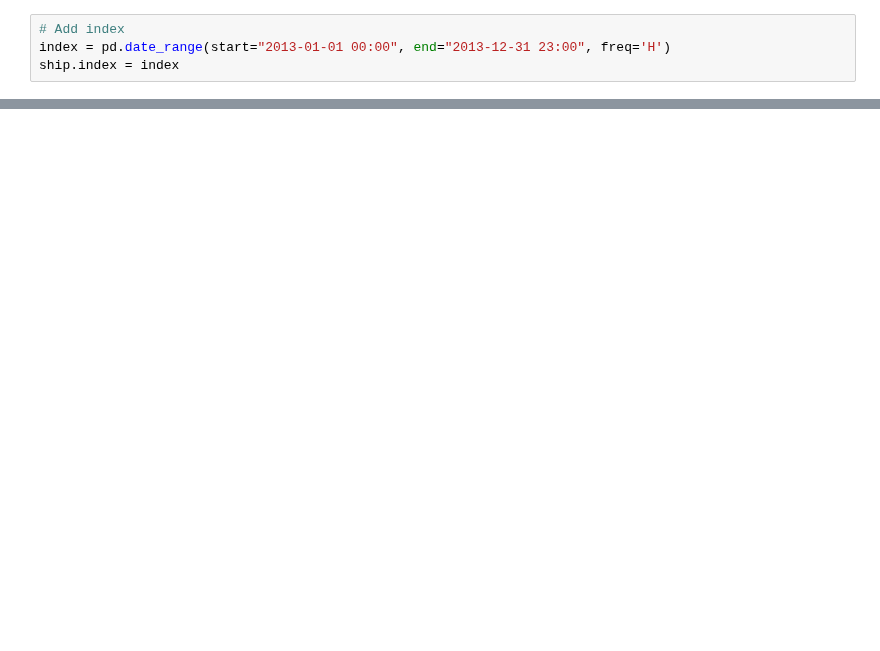
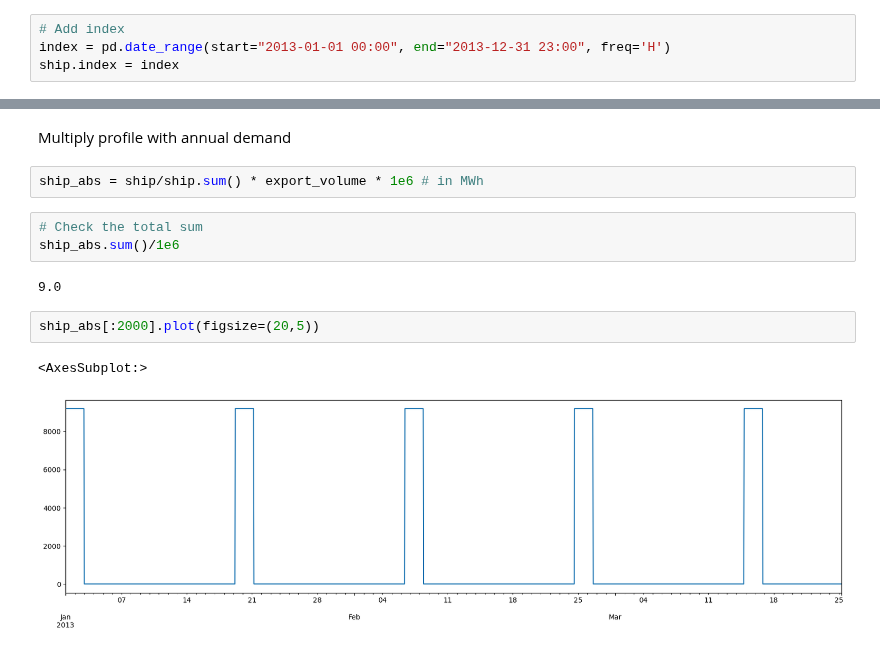
Before and after one commit to energyLS/aldehyde, a Jupyter notebook: workflow/notebooks/create_ship_profile.ipynb, the cells around one changed output, grey strips where cells are left out. Saved outputs shown, nothing was run; the diff lists cells and outputs as text; blank space fills up the shorter version.

```diff
--- a/workflow/notebooks/create_ship_profile.ipynb
+++ b/workflow/notebooks/create_ship_profile.ipynb
@@ -49,0 +61,14 @@ max_delivery
+# %% [markdown]
+Multiply profile with annual demand
+# %%
+ship_abs = ship/ship.sum() * export_volume * 1e6 # in MWh
+# %%
+# Check the total sum
+ship_abs.sum()/1e6
+# %% [output]
+9.0
+# %%
+ship_abs[:2000].plot(figsize=(20,5))
+# %% [output]
+<AxesSubplot:>
+[figure, added]
```
Also changed, not shown: parts of 16 cells of this notebook.
